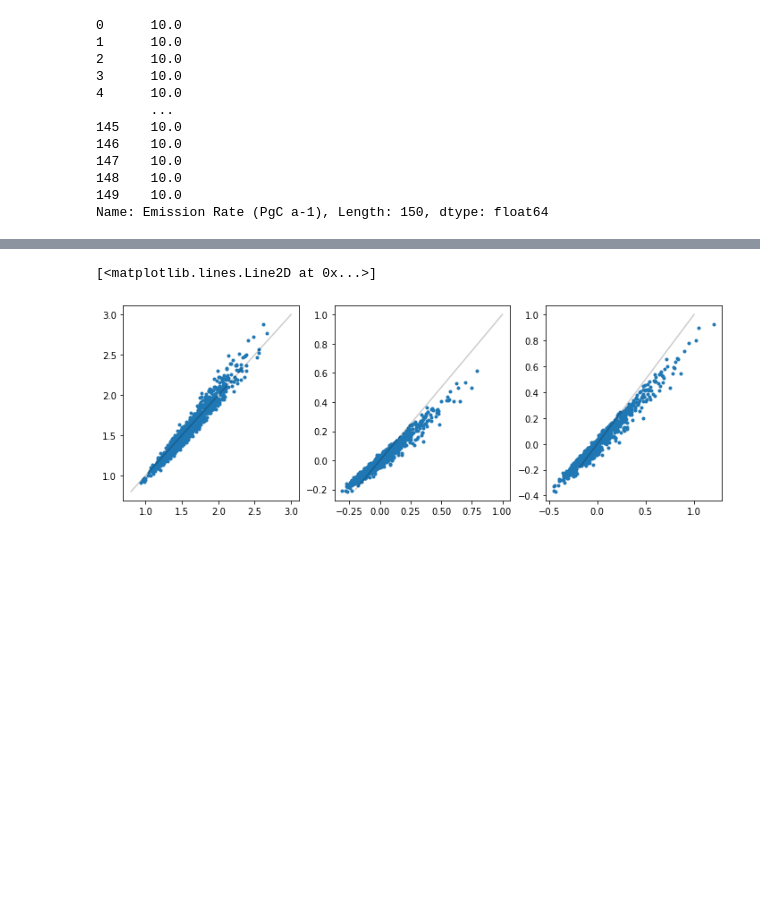
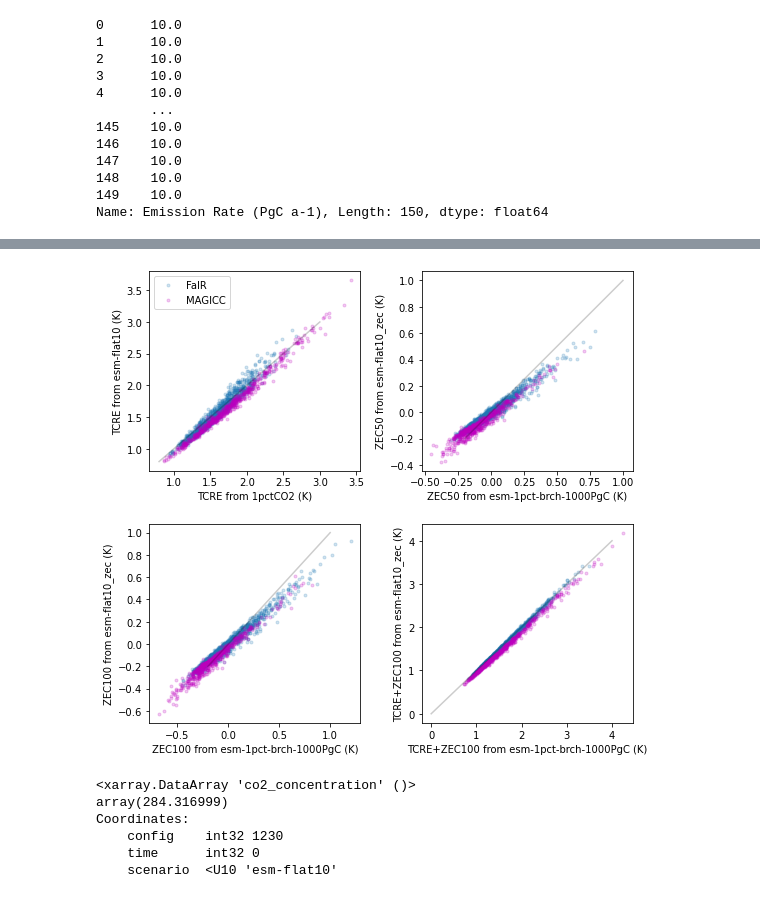
Before and after one commit to ckoven/esm-deck, a Jupyter notebook: flat10_scm.ipynb, the cells around one changed output, grey strips where cells are left out. Cells and saved outputs as stored; diff of their text form; code cells hidden in the pictures; blank space fills up the shorter version.

```diff
--- a/flat10_scm.ipynb
+++ b/flat10_scm.ipynb
@@ -25,0 +75,4 @@ def plot_range(SampleData,ax1,col='steelblue'):
+# %%
+ds_magicc=ds_magicc.rename_vars(name_dict={'Atmospheric_Concentrations__CO2':'co2_concentration'})
+ds_magicc=ds_magicc.rename_vars(name_dict={'Surface_Air_Temperature_Change':'temperature'})
+ds_magicc=ds_magicc.rename_dims(dims_dict={'ensemble_member':'config'})
@@ -25,0 +86,2 @@ def plot_range(SampleData,ax1,col='steelblue'):
+# %%
+ds_magicc["scenario"]=("scenario",['esm-flat10','esm-flat10_cdr','esm-flat10_zec'])
@@ -155,26 +242,63 @@ ax4.set_ylim([-1,1])
 # %%
 fair_metrics=pd.read_csv('SCM_data/metrics/FaIR_metrics.csv',index_col=0)
+magicc_metrics=pd.read_csv('SCM_data/metrics/MAGICC_metrics.csv',index_col=0)
 # %%
-fig = plt.figure(figsize=[12,4])
+fig = plt.figure(figsize=[8,7])
 
 t_100=ds_fair.temperature.sel(scenario='esm-flat10_zec').isel(time=100)
-ax1 = fig.add_subplot(1,3,1)
+m_100=ds_magicc.temperature.sel(scenario='esm-flat10_zec').isel(time=100)
 
-ax1.plot(fair_metrics['tcre'],t_100,'.')
+ax1 = fig.add_subplot(2,2,1)
+
+p1=ax1.plot(fair_metrics['tcre'],t_100,'.',alpha=0.2)
+p2=ax1.plot(magicc_metrics['tcre_1pctco2'],m_100,'.',color='m',alpha=0.2)
+
 ax1.plot([0.8,3],[.8,3],'k-',alpha=0.2)
+ax1.set_ylabel('TCRE from esm-flat10 (K)')
+ax1.set_xlabel('TCRE from 1pctCO2 (K)')
 
-ax2 = fig.add_subplot(1,3,2)
+ax1.legend([p1[0],p2[0]],['FaIR','MAGICC'])
+
+ax2 = fig.add_subplot(2,2,2)
 
 z50=ds_fair.temperature.sel(scenario='esm-flat10_zec').isel(time=150)-ds_fair.temperature.sel(scenario='esm-flat10_zec').isel(time=100)
+m50=ds_magicc.temperature.sel(scenario='esm-flat10_zec').isel(time=150)-ds_magicc.temperature.sel(scenario='esm-flat10_zec').isel(time=100)
 
-ax2.plot(fair_metrics['zec50'],ds_fair.zec50,'.')
+ax2.plot(fair_metrics['zec50'],ds_fair.zec50,'.',alpha=0.2)
+ax2.plot(magicc_metrics['zec50_esm-1pct-brch-1000pgc'],m50,'.',color='m',alpha=0.2)
+
 ax2.plot([-.2,1],[-.2,1],'k-',alpha=0.2)
-ax3 = fig.add_subplot(1,3,3)
+ax2.set_ylabel('ZEC50 from esm-flat10_zec (K)')
+ax2.set_xlabel('ZEC50 from esm-1pct-brch-1000PgC (K)')
 
+ax3 = fig.add_subplot(2,2,3)
 z100=ds_fair.temperature.sel(scenario='esm-flat10_zec').isel(time=200)-ds_fair.temperature.sel(scenario='esm-flat10_zec').isel(time=100)
+m100=ds_magicc.temperature.sel(scenario='esm-flat10_zec').isel(time=200)-ds_magicc.temperature.sel(scenario='esm-flat10_zec').isel(time=100)
+ax3.plot(fair_metrics['zec100'],ds_fair.zec100,'.',alpha=0.2)
 
-ax3.plot(fair_metrics['zec100'],ds_fair.zec100,'.')
+ax3.plot(magicc_metrics['zec100_esm-1pct-brch-1000pgc'],m100,'.',color='m',alpha=0.2)
 ax3.plot([-.2,1],[-.2,1],'k-',alpha=0.2)
+ax3.set_ylabel('ZEC100 from esm-flat10_zec (K)')
+ax3.set_xlabel('ZEC100 from esm-1pct-brch-1000PgC (K)')
+
+ax4 = fig.add_subplot(2,2,4)
+z100=ds_fair.temperature.sel(scenario='esm-flat10_zec').isel(time=200)-ds_fair.temperature.sel(scenario='esm-flat10_zec').isel(time=100)
+ax4.plot(fair_metrics['zec100']+fair_metrics['tcre'],ds_fair.zec100+ds_fair.tcre,'.',alpha=0.2)
+ax4.plot(magicc_metrics['zec100_esm-1pct-brch-1000pgc']+magicc_metrics['tcre_1pctco2'],m100+m_100,'.',color='m',alpha=0.2)
+
+ax4.plot([0,4],[0,4],'k-',alpha=0.2)
+ax4.set_ylabel('TCRE+ZEC100 from esm-flat10_zec (K)')
+ax4.set_xlabel('TCRE+ZEC100 from esm-1pct-brch-1000PgC (K)')
+
+plt.tight_layout()
 # %% [output]
-[<matplotlib.lines.Line2D at 0x...>]
-[figure, old version]
+[figure, new version]
+# %%
+ds_fair.co2_concentration.sel(scenario='esm-flat10')[0,0]
+# %% [output]
+<xarray.DataArray 'co2_concentration' ()>
+array(284.316999)
+Coordinates:
+    config    int32 1230
+    time      int32 0
+    scenario  <U10 'esm-flat10'
```
Also changed, not shown: parts of 23 cells of this notebook, 1 other file.
